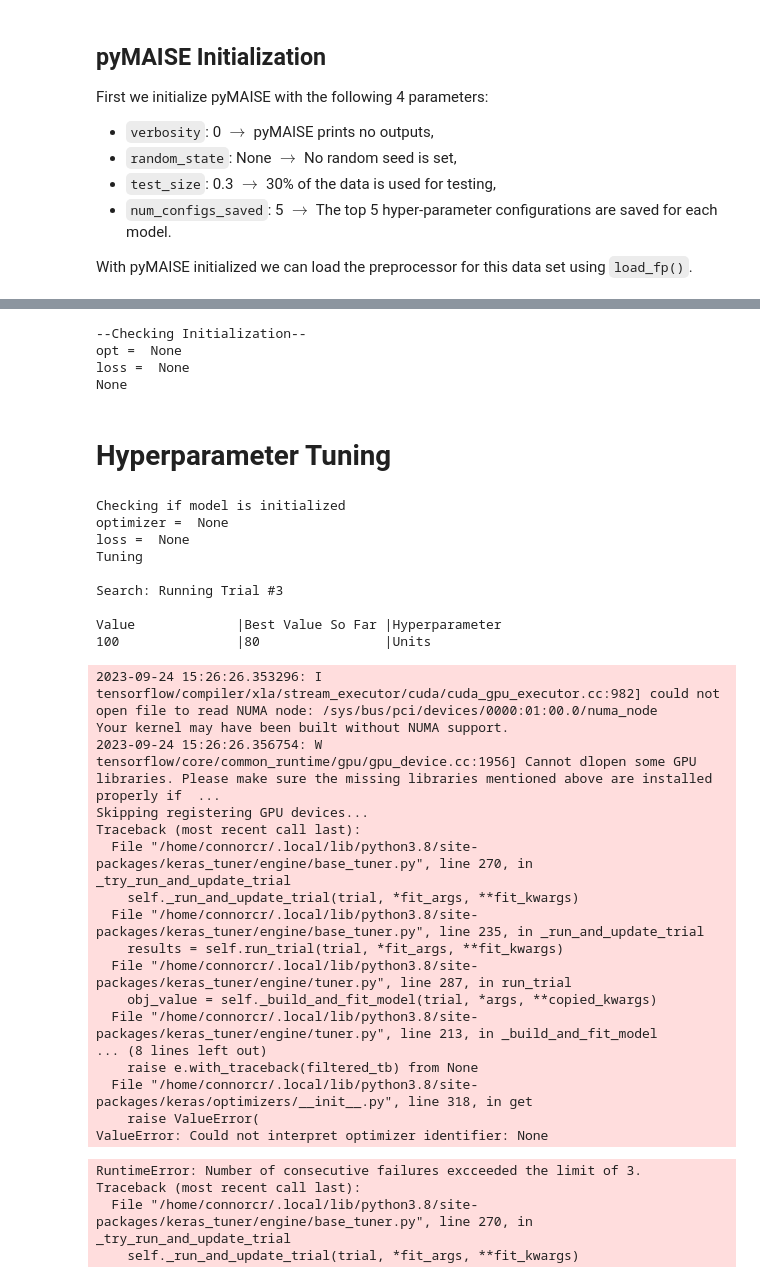
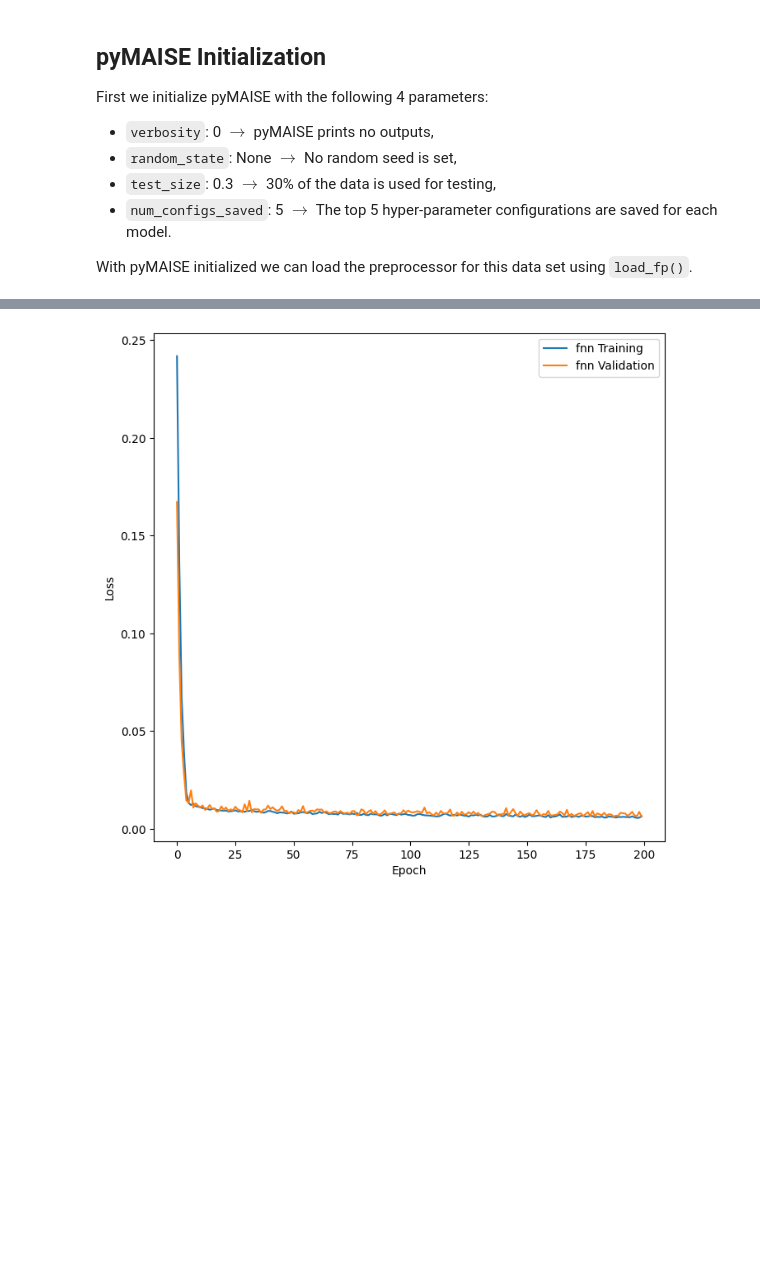
Before and after one commit to myerspat/pyMAISE, a Jupyter notebook: docs/source/examples/test.ipynb, the cells around one changed output, grey strips where cells are left out. Saved outputs shown, nothing was run; the diff lists cells and outputs as text; code cells hidden in the pictures; blank space fills up the shorter version.

```diff
--- a/docs/source/examples/test.ipynb
+++ b/docs/source/examples/test.ipynb
@@ -365,53 +159,5 @@ loss =  None
-# %%
-print(nnHyperModel(structural_hyperparameters=model_settings["nn_new"][0],
-                   optimizer_hyperparameters=model_settings["nn_new"][1]))
-# %% [output]
---Checking Initialization--
-opt =  None
-loss =  None
-None
-# %% [markdown]
-# Hyperparameter Tuning
-# %%
-
-
-bayesian_search = tuning.bayesian_search_hypermodel(
-    objective = 'val_loss',
-    max_trials=10,
-    directory= "./",
-    project_name = "best_hps",
-    num_folds=5,
-    shuffle= True,
-    # callback_loss = 'val_loss'
-)
-# %% [output]
-Checking if model is initialized
-optimizer =  None
-loss =  None
-Tuning
-
-Search: Running Trial #3
-
-Value             |Best Value So Far |Hyperparameter
-100               |80                |Units
-2023-09-24 15:26:26.353296: I tensorflow/compiler/xla/stream_executor/cuda/cuda_gpu_executor.cc:982] could not open file to read NUMA node: /sys/bus/pci/devices/0000:01:00.0/numa_node
-Your kernel may have been built without NUMA support.
-2023-09-24 15:26:26.356754: W tensorflow/core/common_runtime/gpu/gpu_device.cc:1956] Cannot dlopen some GPU libraries. Please make sure the missing libraries mentioned above are installed properly if  ...
-Skipping registering GPU devices...
-Traceback (most recent call last):
-  File "/home/connorcr/.local/lib/python3.8/site-packages/keras_tuner/engine/base_tuner.py", line 270, in _try_run_and_update_trial
-    self._run_and_update_trial(trial, *fit_args, **fit_kwargs)
-  File "/home/connorcr/.local/lib/python3.8/site-packages/keras_tuner/engine/base_tuner.py", line 235, in _run_and_update_trial
-    results = self.run_trial(trial, *fit_args, **fit_kwargs)
-  File "/home/connorcr/.local/lib/python3.8/site-packages/keras_tuner/engine/tuner.py", line 287, in run_trial
-    obj_value = self._build_and_fit_model(trial, *args, **copied_kwargs)
-  File "/home/connorcr/.local/lib/python3.8/site-packages/keras_tuner/engine/tuner.py", line 213, in _build_and_fit_model
-... (8 lines left out)
-    raise e.with_traceback(filtered_tb) from None
-  File "/home/connorcr/.local/lib/python3.8/site-packages/keras/optimizers/__init__.py", line 318, in get
-    raise ValueError(
-ValueError: Could not interpret optimizer identifier: None
-RuntimeError: Number of consecutive failures excceeded the limit of 3.
-Traceback (most recent call last):
-  File "/home/connorcr/.local/lib/python3.8/site-packages/keras_tuner/engine/base_tuner.py", line 270, in _try_run_and_update_trial
-    self._run_and_update_trial(trial, *fit_args, **fit_kwargs)
+# %%
+fig, ax = plt.subplots(figsize=(8,8))
+ax = postprocessor.nn_learning_plot()
+# %% [output]
+[figure, added]
```
Also changed, not shown: parts of 12 cells of this notebook.
